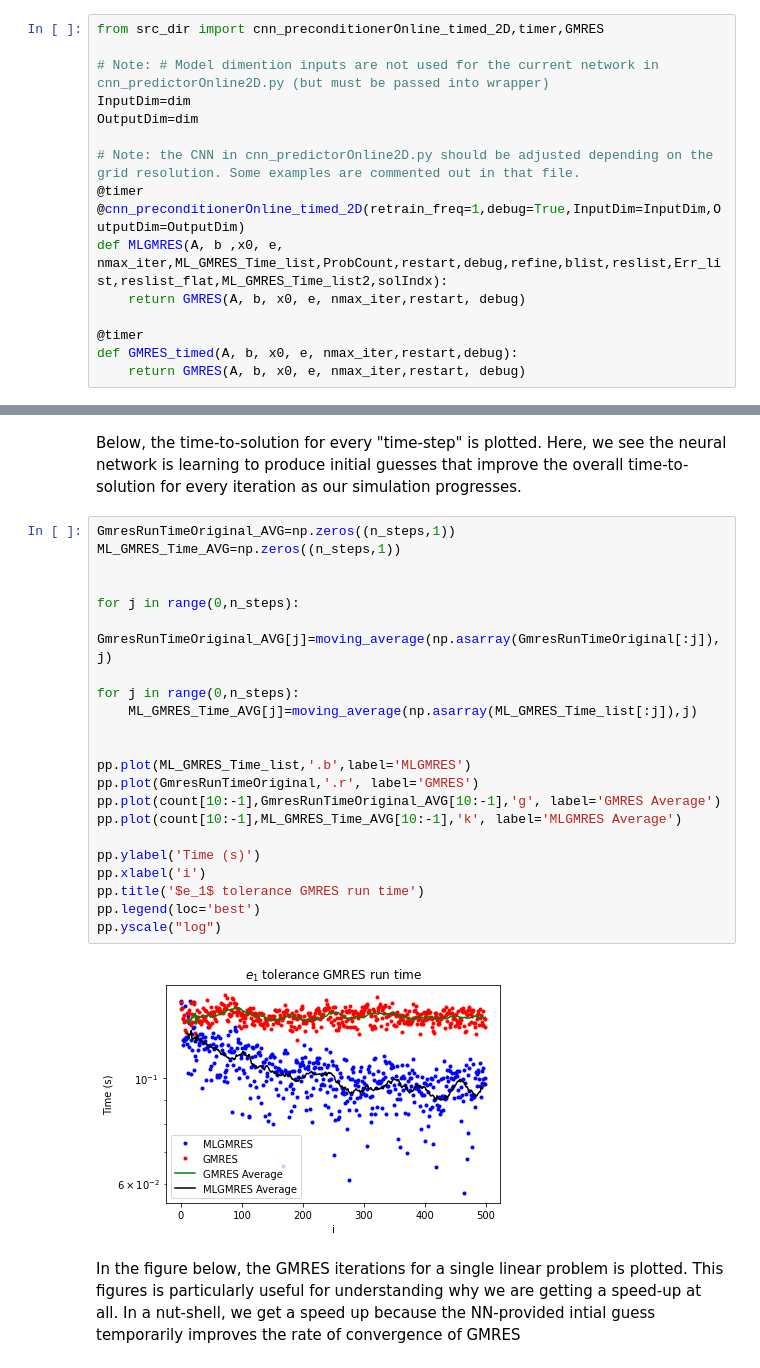
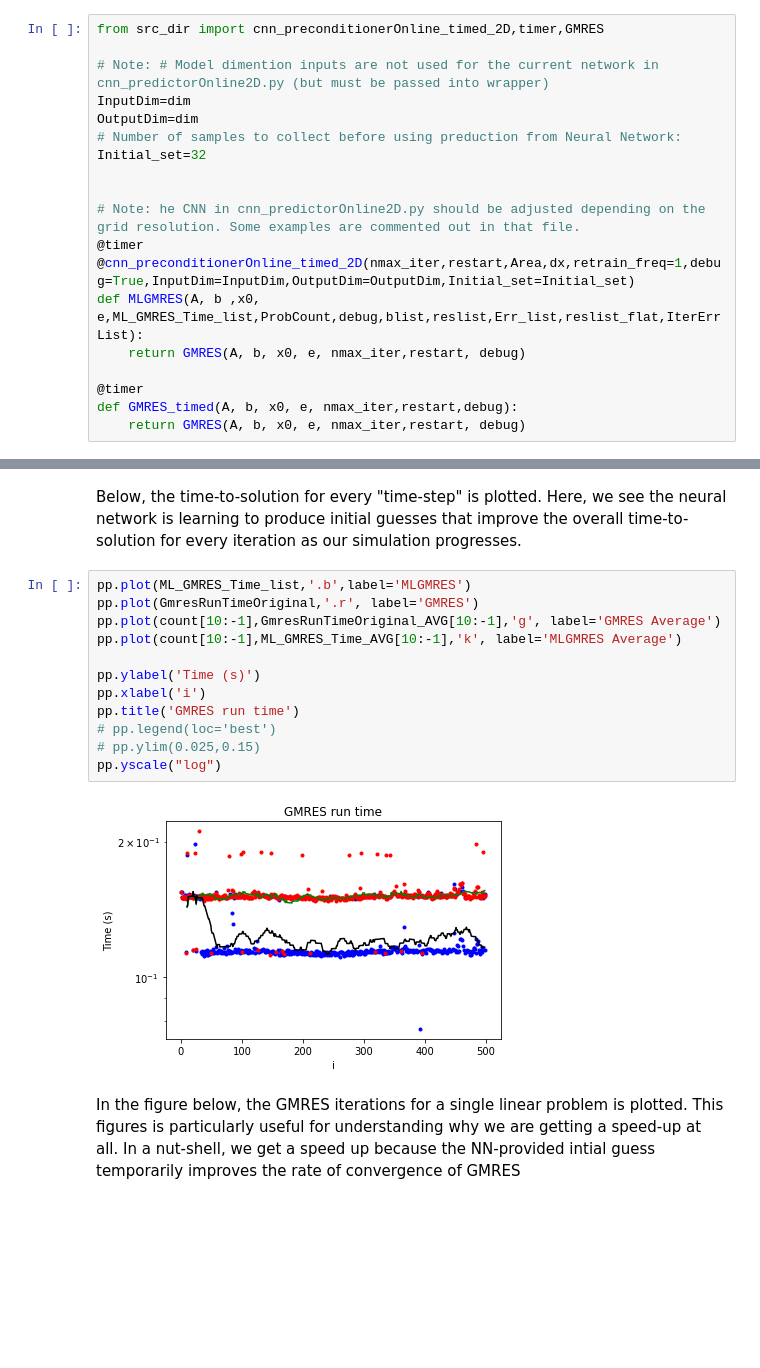
Before and after one commit to ML4FnP/GMRES-Learning, a Jupyter notebook: Demo.ipynb, the cells around one changed output, grey strips where cells are left out. Cells and saved outputs as stored; diff of their text form; blank space fills up the shorter version.

```diff
--- a/Demo.ipynb
+++ b/Demo.ipynb
@@ -78,11 +85,14 @@ from src_dir import cnn_preconditionerOnline_timed_2D,timer,GMRES
 # Note: # Model dimention inputs are not used for the current network in cnn_predictorOnline2D.py (but must be passed into wrapper)
 InputDim=dim
 OutputDim=dim
+# Number of samples to collect before using preduction from Neural Network:
+Initial_set=32
 
-# Note: the CNN in cnn_predictorOnline2D.py should be adjusted depending on the grid resolution. Some examples are commented out in that file.
+
+# Note: he CNN in cnn_predictorOnline2D.py should be adjusted depending on the grid resolution. Some examples are commented out in that file.
 @timer
-@cnn_preconditionerOnline_timed_2D(retrain_freq=1,debug=True,InputDim=InputDim,OutputDim=OutputDim)
-def MLGMRES(A, b ,x0, e, nmax_iter,ML_GMRES_Time_list,ProbCount,restart,debug,refine,blist,reslist,Err_list,reslist_flat,ML_GMRES_Time_list2,solIndx):
+@cnn_preconditionerOnline_timed_2D(nmax_iter,restart,Area,dx,retrain_freq=1,debug=True,InputDim=InputDim,OutputDim=OutputDim,Initial_set=Initial_set)
+def MLGMRES(A, b ,x0, e,ML_GMRES_Time_list,ProbCount,debug,blist,reslist,Err_list,reslist_flat,IterErrList):
     return GMRES(A, b, x0, e, nmax_iter,restart, debug)
 
 @timer
@@ -267,29 +265,19 @@ pp.yscale("log")
 Below, the time-to-solution for every "time-step"  is plotted.
 Here, we see the neural network is learning to produce initial guesses that improve the overall time-to-solution for every iteration as our simulation progresses.
 # %%
-GmresRunTimeOriginal_AVG=np.zeros((n_steps,1))
-ML_GMRES_Time_AVG=np.zeros((n_steps,1))
-
-
-for j in range(0,n_steps):
-    GmresRunTimeOriginal_AVG[j]=moving_average(np.asarray(GmresRunTimeOriginal[:j]),j)
-
-for j in range(0,n_steps):
-    ML_GMRES_Time_AVG[j]=moving_average(np.asarray(ML_GMRES_Time_list[:j]),j)
-
-
 pp.plot(ML_GMRES_Time_list,'.b',label='MLGMRES')
 pp.plot(GmresRunTimeOriginal,'.r', label='GMRES')
 pp.plot(count[10:-1],GmresRunTimeOriginal_AVG[10:-1],'g', label='GMRES Average')
 pp.plot(count[10:-1],ML_GMRES_Time_AVG[10:-1],'k', label='MLGMRES Average')
 
 pp.ylabel('Time (s)')
 pp.xlabel('i')
-pp.title('$e_1$ tolerance GMRES run time')
-pp.legend(loc='best')
+pp.title('GMRES run time')
+# pp.legend(loc='best')
+# pp.ylim(0.025,0.15)
 pp.yscale("log")
 # %% [output]
-[figure, old version]
+[figure, new version]
 # %% [markdown]
 In the figure below, the GMRES iterations for a single linear problem is plotted. This figures is particularly useful for understanding why we are getting a speed-up at all. In a nut-shell, we get a speed up because the NN-provided intial guess temporarily improves the rate of convergence of GMRES
 # %%
```
Also changed, not shown: parts of 8 cells of this notebook, 9 other files.
